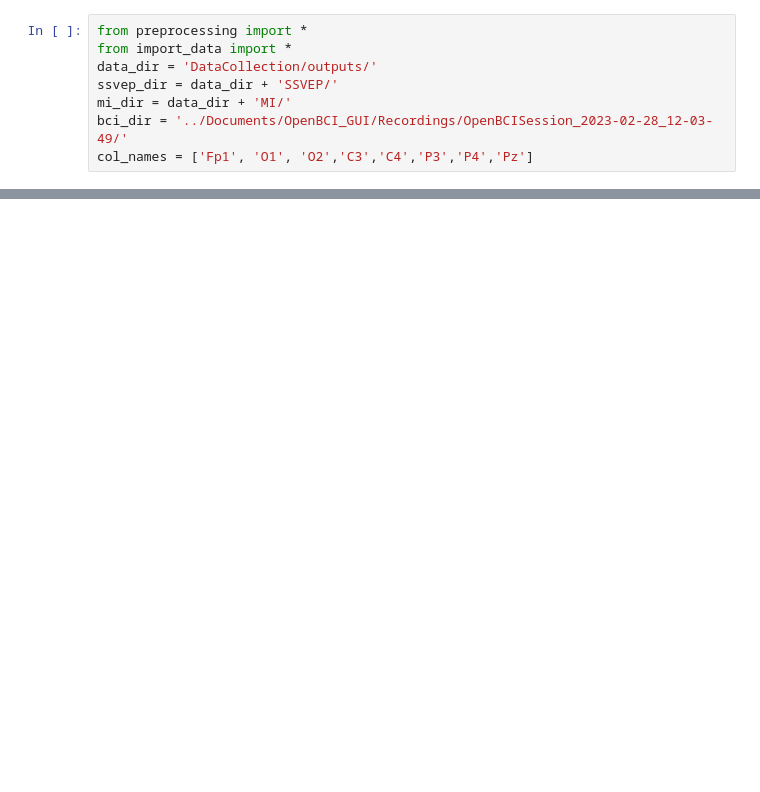
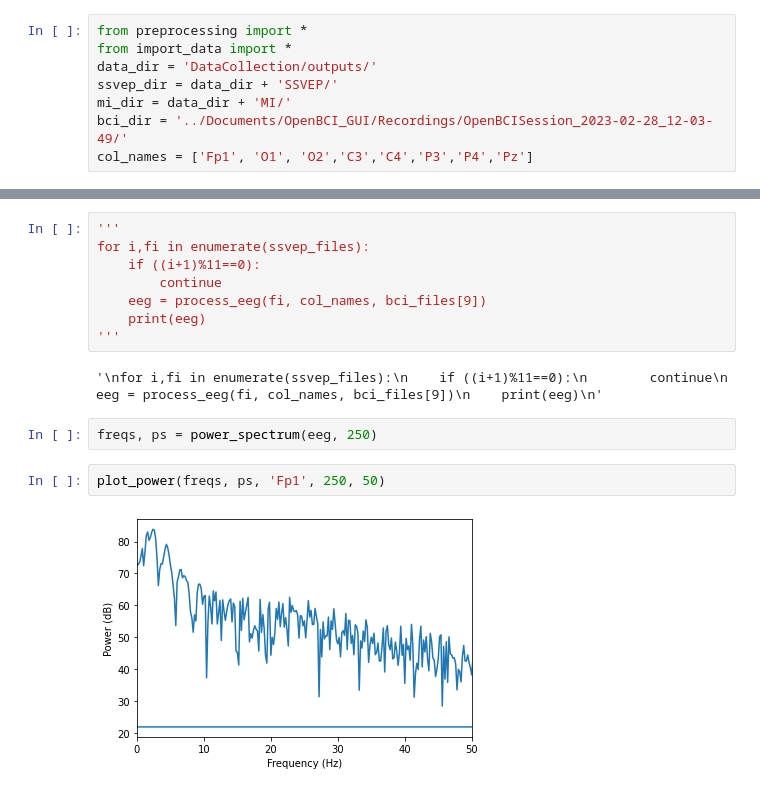
Before and after one commit to jjjoelle/Spelling-BeeCI, a Jupyter notebook: eeg_demo.ipynb, the cells around one changed output, grey strips where cells are left out. Cells and saved outputs as stored; diff of their text form; blank space fills up the shorter version.

```diff
--- a/eeg_demo.ipynb
+++ b/eeg_demo.ipynb
@@ -23,0 +85,16 @@ plot_channel(eeg, 'O1', 1/250)
+# %%
+'''
+for i,fi in enumerate(ssvep_files):
+    if ((i+1)%11==0):
+        continue
+    eeg = process_eeg(fi, col_names, bci_files[9])
+    print(eeg)
+'''
+# %% [output]
+'\nfor i,fi in enumerate(ssvep_files):\n    if ((i+1)%11==0):\n        continue\n    eeg = process_eeg(fi, col_names, bci_files[9])\n    print(eeg)\n'
+# %%
+freqs, ps = power_spectrum(eeg, 250)
+# %%
+plot_power(freqs, ps, 'Fp1', 250, 50)
+# %% [output]
+[figure, added]
```
Also changed, not shown: parts of 8 cells of this notebook, 1 other file.
